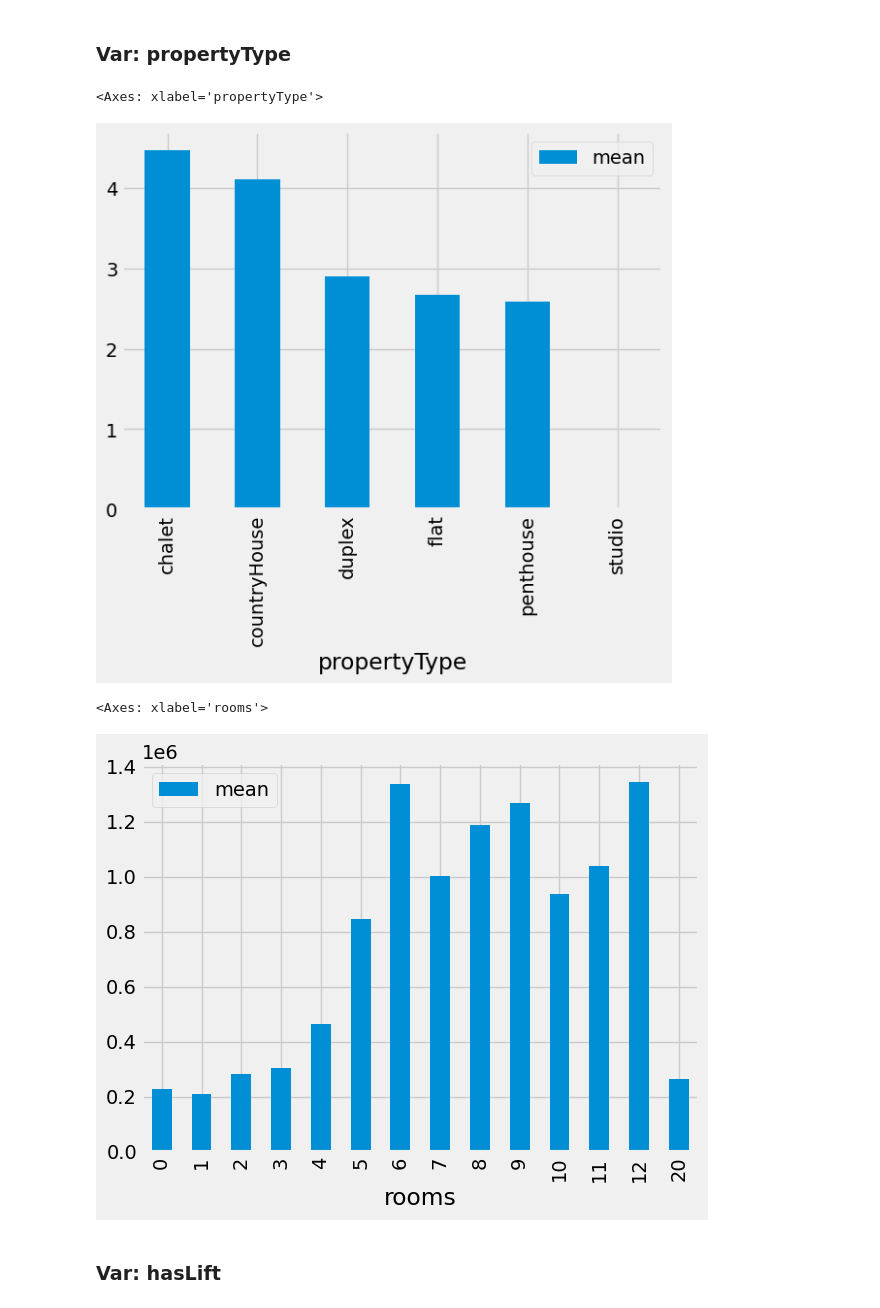
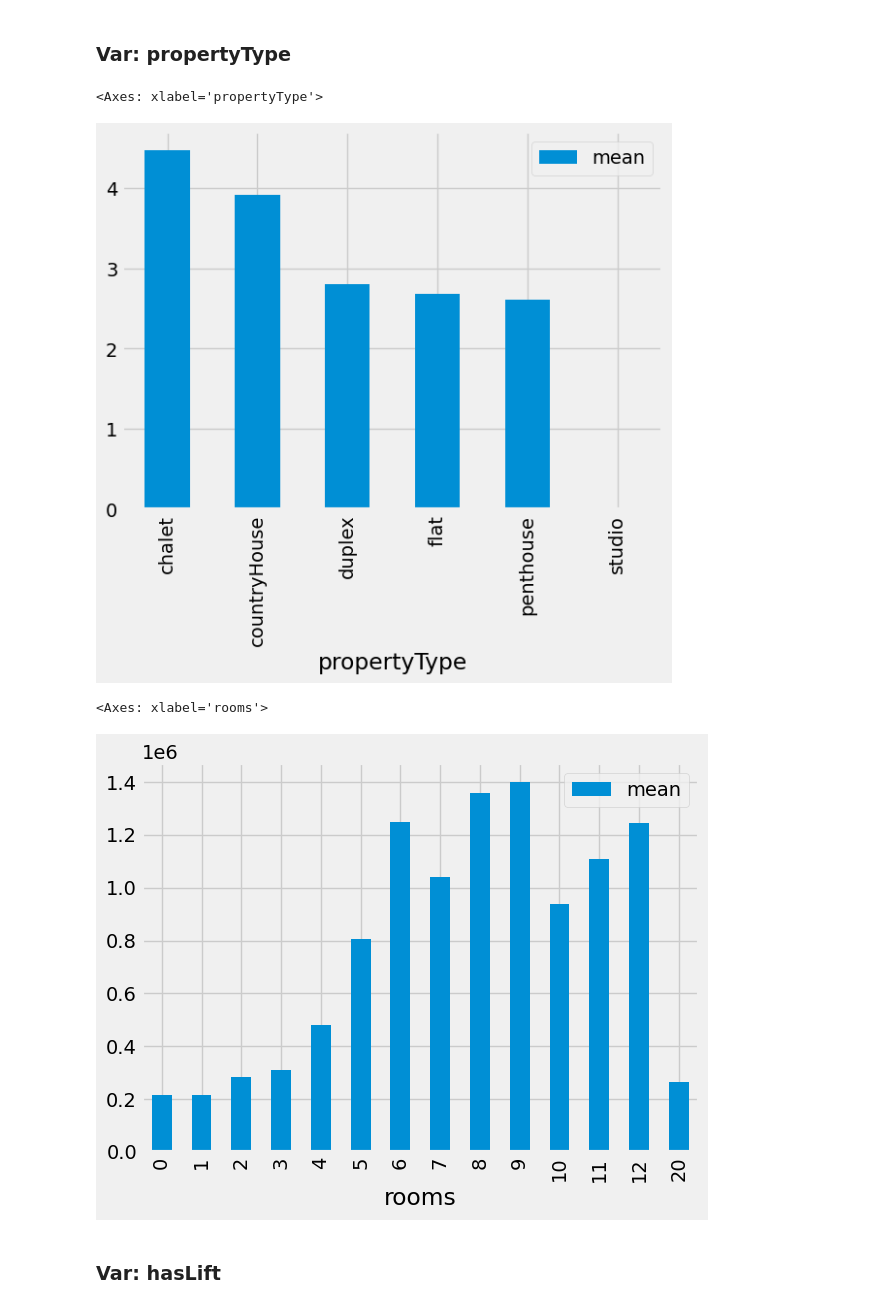
Before and after one commit to falba3/harmonia, a Jupyter notebook: AnalysisJuan.ipynb, the cells around one changed output. Saved outputs shown, nothing was run; the diff lists cells and outputs as text; code cells hidden in the pictures.

```diff
--- a/AnalysisJuan.ipynb
+++ b/AnalysisJuan.ipynb
@@ -43,3 +41,9 @@ list(df.columns)
  'groupDescription',
  'typology',
  'subTypology']
+# %%
+df = df[['price', 'propertyType', 'size', 'exterior', 'rooms',
+       'bathrooms', 'address', 'province', 'municipality', 'latitude',
+       'longitude', 'status', 'newDevelopment', 'hasLift', 'priceByArea',
+       'hasParkingSpace', 'isParkingSpaceIncludedInPrice', 'parkingSpacePrice',
+       'groupDescription', 'typology', 'subTypology']]
@@ -45,0 +60,2 @@ list(df.columns)
+# %%
+df1 = df.drop_duplicates()
@@ -46,17 +66,17 @@ list(df.columns)
 # %% [markdown]
 ### Var: propertyType
 # %%
-ptyper = df['rooms'].groupby(df['propertyType']).agg({'mean'}).plot(kind = "bar")
+ptyper = df1['rooms'].groupby(df1['propertyType']).agg({'mean'}).plot(kind = "bar")
 ptyper
 # %% [output]
 <Axes: xlabel='propertyType'>
-[figure, old version]
+[figure, new version]
 # %%
-roomsp = df['price'].groupby(df['rooms']).agg({'mean'}).plot(kind = "bar")
+roomsp = df1['price'].groupby(df1['rooms']).agg({'mean'}).plot(kind = "bar")
 roomsp
 # %% [output]
 <Axes: xlabel='rooms'>
-[figure, old version]
+[figure, new version]
 # %% [markdown]
 ### Var: hasLift
 # %%
```
Also changed, not shown: parts of 8 cells of this notebook, 1 other file.
